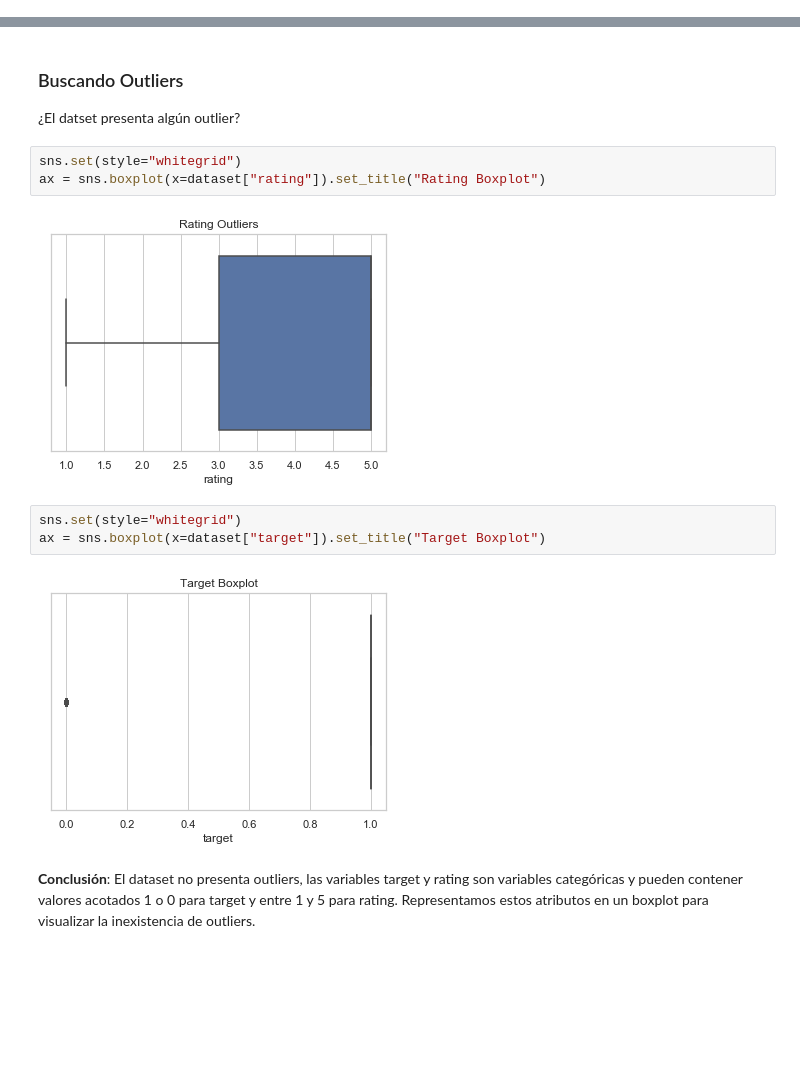
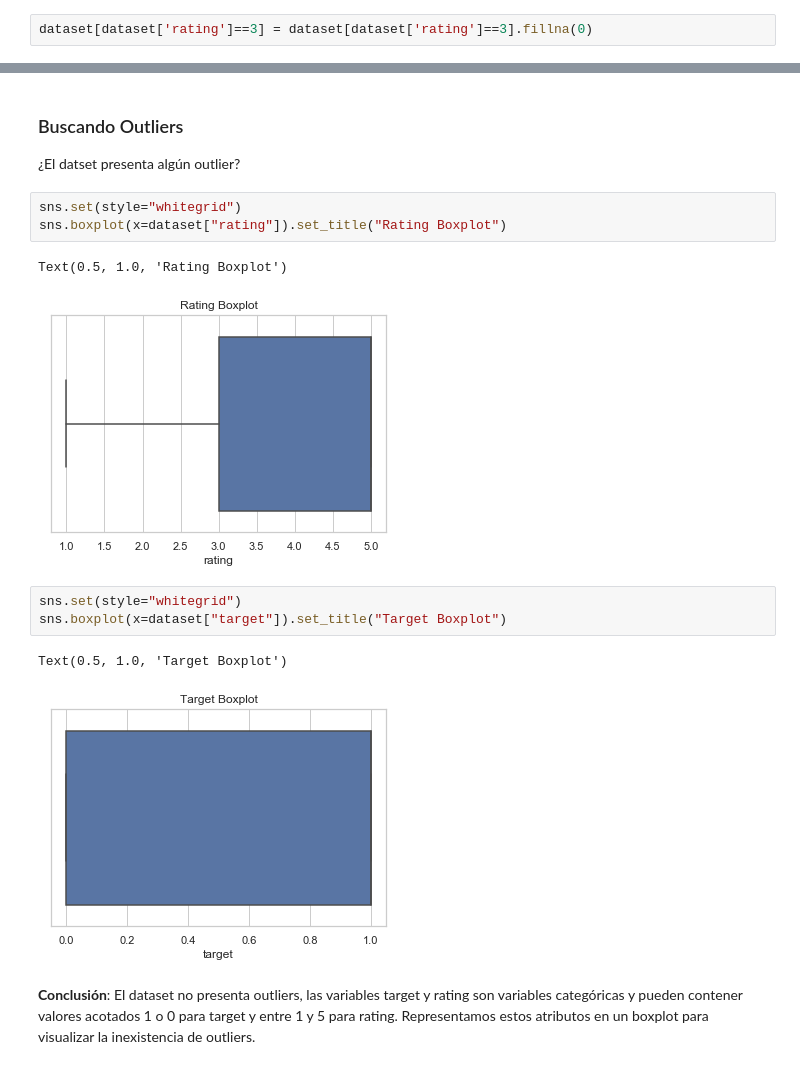
Before and after one commit to alejandrobernalcollazos/analisis-de-sentimiento-tp-1, a Jupyter notebook: tp-analisis-visualizacion-ulises-alejandro.ipynb, the cells around one changed output, grey strips where cells are left out. Saved outputs shown, nothing was run; the diff lists cells and outputs as text; blank space fills up the shorter version.

```diff
--- a/tp-analisis-visualizacion-ulises-alejandro.ipynb
+++ b/tp-analisis-visualizacion-ulises-alejandro.ipynb
@@ -100,3 +100,5 @@ Resulta curioso que tengamos review con title nulos, por lo que suponemos que pu
+# %%
+dataset[dataset['rating']==3] = dataset[dataset['rating']==3].fillna(0)
 # %% [markdown]
 ### Cantidad de Reviews por Rating
 # %%
@@ -135,13 +137,15 @@ Text(0.5, 1.0, 'Target vs Rating')
 ¿El datset presenta algún outlier?
 # %%
 sns.set(style="whitegrid")
-ax = sns.boxplot(x=dataset["rating"]).set_title("Rating Boxplot")
+sns.boxplot(x=dataset["rating"]).set_title("Rating Boxplot")
 # %% [output]
+Text(0.5, 1.0, 'Rating Boxplot')
 [figure]
 # %%
 sns.set(style="whitegrid")
-ax = sns.boxplot(x=dataset["target"]).set_title("Target Boxplot")
+sns.boxplot(x=dataset["target"]).set_title("Target Boxplot")
 # %% [output]
+Text(0.5, 1.0, 'Target Boxplot')
-[figure, old version]
+[figure, new version]
 # %% [markdown]
 <b>Conclusión</b>: El dataset no presenta outliers, las variables target y rating son variables categóricas y pueden contener valores acotados 1 o 0 para target y entre 1 y 5 para rating. Representamos estos atributos en un boxplot para visualizar la inexistencia de outliers.
```
Also changed, not shown: parts of 1 cell of this notebook.
